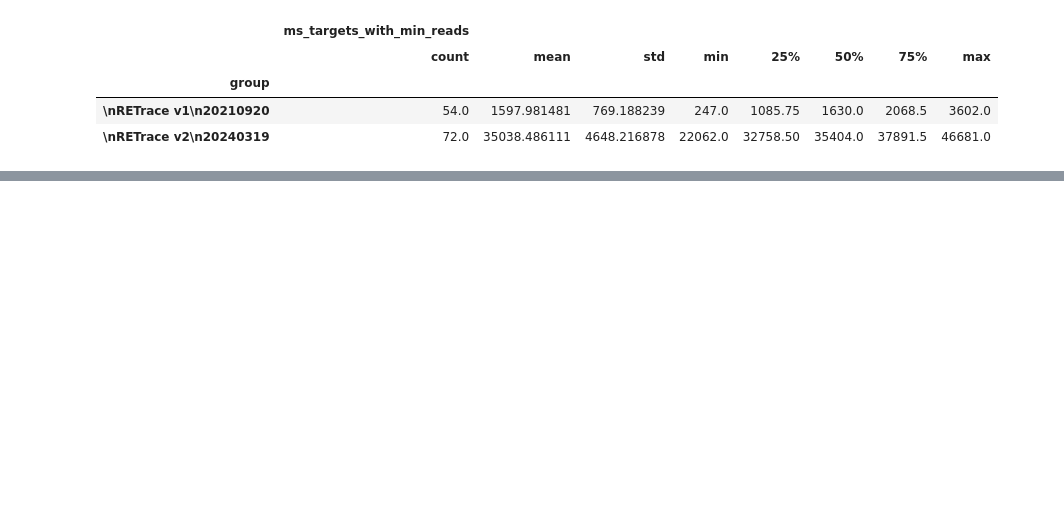
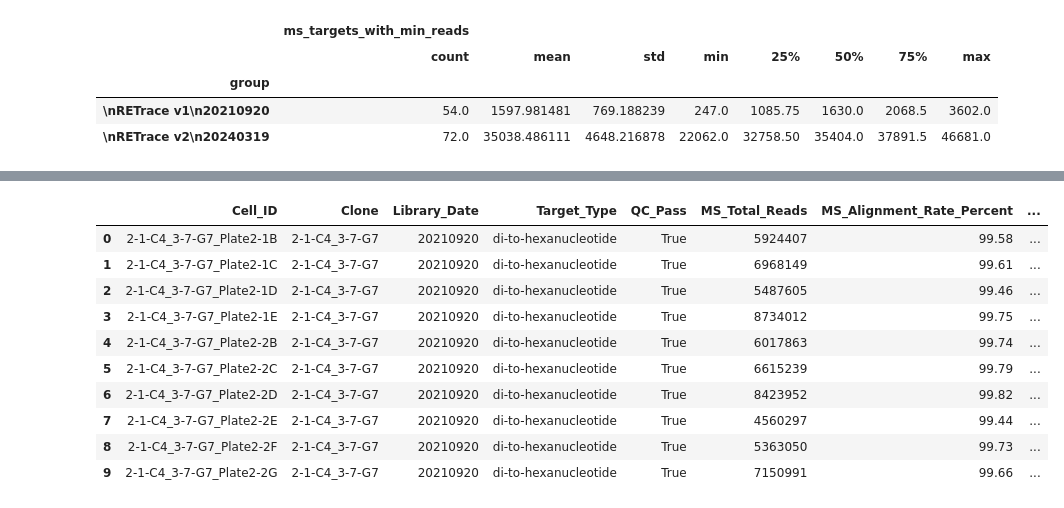
Before and after one commit to tonypincheng/RETrace2, a Jupyter notebook: notebooks/Fig1_TargetEnrichMetric_ProbeExpansion.ipynb, the cells around one changed output, grey strips where cells are left out. Drawn from its saved outputs; the diff is of its cells as text; code cells hidden in the pictures; blank space fills up the shorter version.

```diff
--- a/notebooks/Fig1_TargetEnrichMetric_ProbeExpansion.ipynb
+++ b/notebooks/Fig1_TargetEnrichMetric_ProbeExpansion.ipynb
@@ -408,0 +506,54 @@ stats_data.loc[:, ["group", "ms_targets_with_min_reads"]].groupby(["group"]).des
+# %%
+# Load samplesheets to get group (clone) information for both libraries
+samplesheet_CA2nt = '/home/tcheng/tcheng/Projects/RETrace/20210920_NovaSeq_HCT116_1nt12k_2nt24k/20210920_HCT116_2-6nt24k_samplesheet.csv'
+samplesheet_TW1nt = '/home/tcheng/tcheng/Projects/RETrace/20210920_NovaSeq_HCT116_1nt12k_2nt24k/20210920_HCT116_1nt12k_samplesheet.csv'
+
+df_samplesheet_CA2nt = pd.read_csv(samplesheet_CA2nt)
+df_samplesheet_TW1nt = pd.read_csv(samplesheet_TW1nt)
+
+# Combine samplesheets
+df_samplesheet = pd.concat([df_samplesheet_CA2nt, df_samplesheet_TW1nt])
+
+# Read sample stats from both libraries
+df_stats_CA2nt = pd.read_csv('/home/tcheng/tcheng/Projects/RETrace/20210920_NovaSeq_HCT116_1nt12k_2nt24k/results_CA2nt24k_500targets_minqual0_minreads10/stats/sample_stats.tsv', sep='\t')
+df_stats_TW1nt = pd.read_csv('/home/tcheng/tcheng/Projects/RETrace/20210920_NovaSeq_HCT116_1nt12k_2nt24k/results_TW1nt12k_500targets_minqual0_minreads10/stats/sample_stats.tsv', sep='\t')
+
+# Combine stats
+df_stats = pd.concat([df_stats_CA2nt, df_stats_TW1nt])
+
+# Merge mapping data with samplesheet and sample stats
+df_merged = df_mapping.merge(
+    df_samplesheet[['sample_id', 'group']],
+    on='sample_id', how='left'
+).merge(
+    df_stats[['sample_id', 'ms_targets_with_min_reads', 'pass']],
+    on='sample_id', how='left'
+)
+
+# Create per-cell statistics table with Clone, Library_Date, and Target_Type columns
+supplementary_table = pd.DataFrame({
+    'Cell_ID': df_merged['sample_id'],
+    'Clone': df_merged['group'],
+    'Library_Date': '20210920',  # All cells from this library date
+    'Target_Type': df_merged['target_type'],
+    'QC_Pass': df_merged['pass'],
+    'MS_Total_Reads': df_merged['total_reads'],
+    'MS_Alignment_Rate_Percent': df_merged['alignment_rate'],
+    'MS_Targets_10X': df_merged['ms_targets_with_min_reads']
+})
+
+# Sort: passing cells first, then by Target_Type, Clone, and Cell ID
+supplementary_table = supplementary_table.sort_values(
+    ['QC_Pass', 'Target_Type', 'Clone', 'Cell_ID'], ascending=[False, True, True, True]
+).reset_index(drop=True)
+
+n_pass = supplementary_table['QC_Pass'].sum()
+n_fail = len(supplementary_table) - n_pass
+print(f"Per-cell statistics table: {len(supplementary_table)} total cells ({n_pass} pass, {n_fail} fail QC)")
+print(f"\nBreakdown by target type:")
+print(supplementary_table.groupby(['Target_Type', 'QC_Pass']).size())
+print(f"\nPassing samples summary:")
+print(supplementary_table[supplementary_table['QC_Pass'] == True][['MS_Total_Reads', 'MS_Alignment_Rate_Percent', 'MS_Targets_10X']].describe())
+
+supplementary_table.head(10)
+# %% [output]
@@ -408,0 +580,11 @@ stats_data.loc[:, ["group", "ms_targets_with_min_reads"]].groupby(["group"]).des
+|  | Cell_ID | Clone | Library_Date | Target_Type | QC_Pass | MS_Total_Reads | MS_Alignment_Rate_Percent | ... |
+| 0 | 2-1-C4_3-7-G7_Plate2-1B | 2-1-C4_3-7-G7 | 20210920 | di-to-hexanucleotide | True | 5924407 | 99.58 | ... |
+| 1 | 2-1-C4_3-7-G7_Plate2-1C | 2-1-C4_3-7-G7 | 20210920 | di-to-hexanucleotide | True | 6968149 | 99.61 | ... |
+| 2 | 2-1-C4_3-7-G7_Plate2-1D | 2-1-C4_3-7-G7 | 20210920 | di-to-hexanucleotide | True | 5487605 | 99.46 | ... |
+| 3 | 2-1-C4_3-7-G7_Plate2-1E | 2-1-C4_3-7-G7 | 20210920 | di-to-hexanucleotide | True | 8734012 | 99.75 | ... |
+| 4 | 2-1-C4_3-7-G7_Plate2-2B | 2-1-C4_3-7-G7 | 20210920 | di-to-hexanucleotide | True | 6017863 | 99.74 | ... |
+| 5 | 2-1-C4_3-7-G7_Plate2-2C | 2-1-C4_3-7-G7 | 20210920 | di-to-hexanucleotide | True | 6615239 | 99.79 | ... |
+| 6 | 2-1-C4_3-7-G7_Plate2-2D | 2-1-C4_3-7-G7 | 20210920 | di-to-hexanucleotide | True | 8423952 | 99.82 | ... |
+| 7 | 2-1-C4_3-7-G7_Plate2-2E | 2-1-C4_3-7-G7 | 20210920 | di-to-hexanucleotide | True | 4560297 | 99.44 | ... |
+| 8 | 2-1-C4_3-7-G7_Plate2-2F | 2-1-C4_3-7-G7 | 20210920 | di-to-hexanucleotide | True | 5363050 | 99.73 | ... |
+| 9 | 2-1-C4_3-7-G7_Plate2-2G | 2-1-C4_3-7-G7 | 20210920 | di-to-hexanucleotide | True | 7150991 | 99.66 | ... |
```
Also changed, not shown: parts of 8 cells of this notebook, 5 other files.
